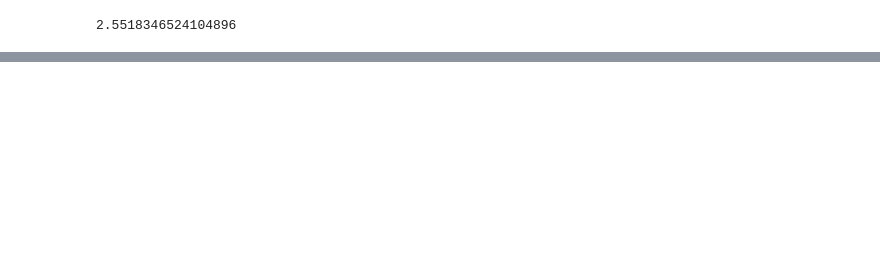
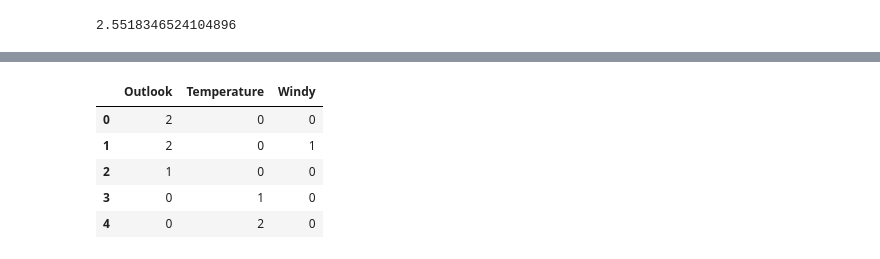
Before and after one commit to norifumi92/data_analysis_learning_module, a Jupyter notebook: Chapter8_決定木/Chapter9_決定木_2.ipynb, the cells around one changed output, grey strips where cells are left out. Saved outputs shown, nothing was run; the diff lists cells and outputs as text; code cells hidden in the pictures; blank space fills up the shorter version.

```diff
--- a/Chapter8_決定木/Chapter9_決定木_2.ipynb
+++ b/Chapter8_決定木/Chapter9_決定木_2.ipynb
@@ -59,0 +135,10 @@ print(SDR)
+# %%
+X = data.iloc[:,0:3]
+X.head()
+# %% [output]
+|  | Outlook | Temperature | Windy |
+| 0 | 2 | 0 | 0 |
+| 1 | 2 | 0 | 1 |
+| 2 | 1 | 0 | 0 |
+| 3 | 0 | 1 | 0 |
+| 4 | 0 | 2 | 0 |
```
Also changed, not shown: parts of 22 cells of this notebook, 3 other files.
